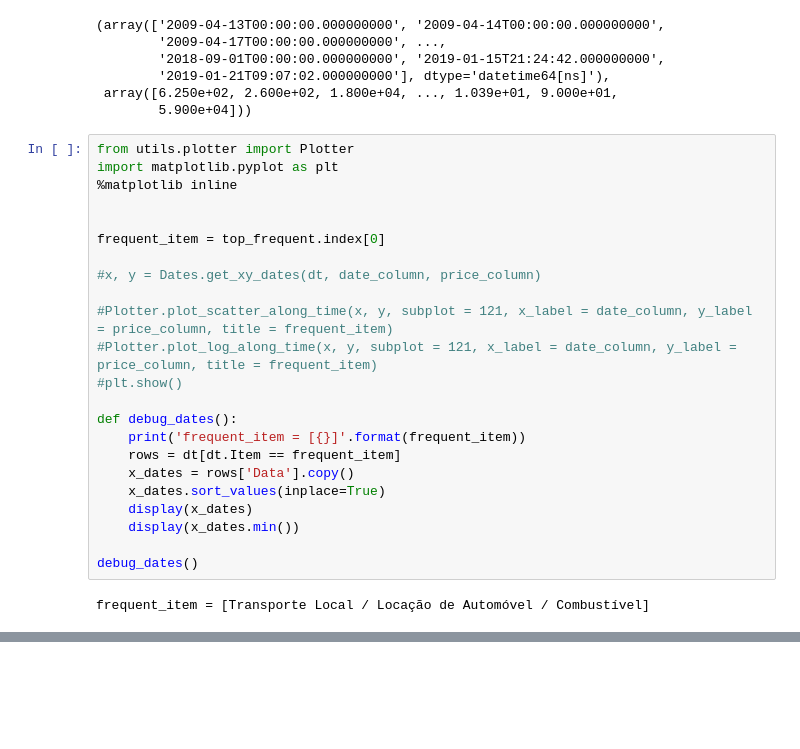
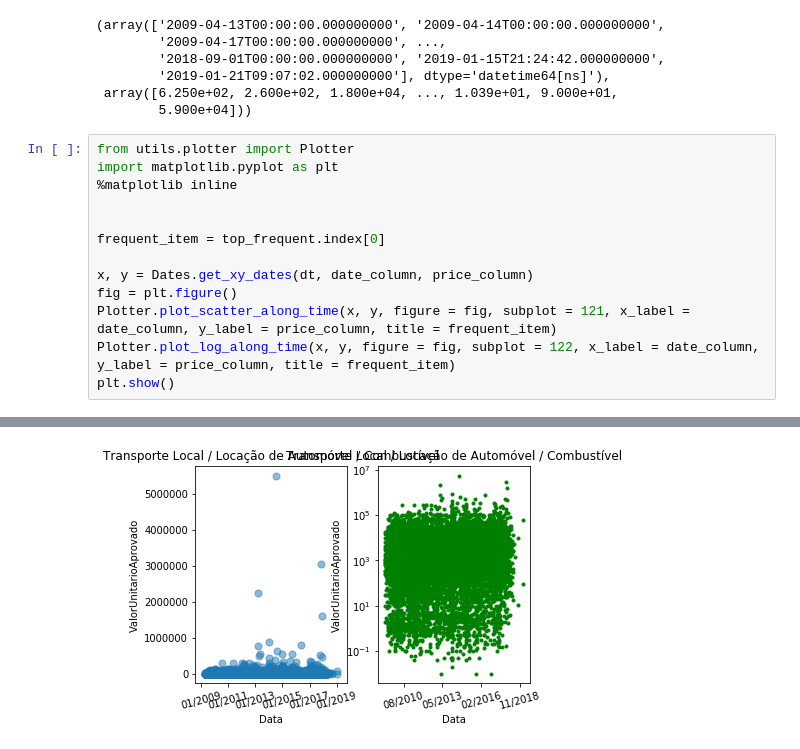
Before and after one commit to lappis-unb/salic-ml, a Jupyter notebook: research/finding_outliers_in_itens_price.ipynb, the cells around one changed output, grey strips where cells are left out. Drawn from its saved outputs; the diff is of its cells as text; blank space fills up the shorter version.

```diff
--- a/research/finding_outliers_in_itens_price.ipynb
+++ b/research/finding_outliers_in_itens_price.ipynb
@@ -118,20 +118,9 @@ import matplotlib.pyplot as plt
 
 frequent_item = top_frequent.index[0]
 
-#x, y = Dates.get_xy_dates(dt, date_column, price_column)
-
-#Plotter.plot_scatter_along_time(x, y, subplot = 121, x_label = date_column, y_label = price_column, title = frequent_item)
-#Plotter.plot_log_along_time(x, y, subplot = 121, x_label = date_column, y_label = price_column, title = frequent_item)
-#plt.show()
-
-def debug_dates():
-    print('frequent_item = [{}]'.format(frequent_item))
-    rows = dt[dt.Item == frequent_item]
-    x_dates = rows['Data'].copy()
-    x_dates.sort_values(inplace=True)
-    display(x_dates)
-    display(x_dates.min())
-
-debug_dates()
+x, y = Dates.get_xy_dates(dt, date_column, price_column)
+fig = plt.figure()
+Plotter.plot_scatter_along_time(x, y, figure = fig, subplot = 121, x_label = date_column, y_label = price_column, title = frequent_item)
+Plotter.plot_log_along_time(x, y, figure = fig, subplot = 122, x_label = date_column, y_label = price_column, title = frequent_item)
+plt.show()
 # %% [output]
-frequent_item = [Transporte Local / Locação de Automóvel / Combustível]
@@ -155,0 +127 @@ Timestamp('2009-07-01 00:00:00')
+[figure, added]
```
Also changed, not shown: parts of 1 cell of this notebook, 2 other files.
